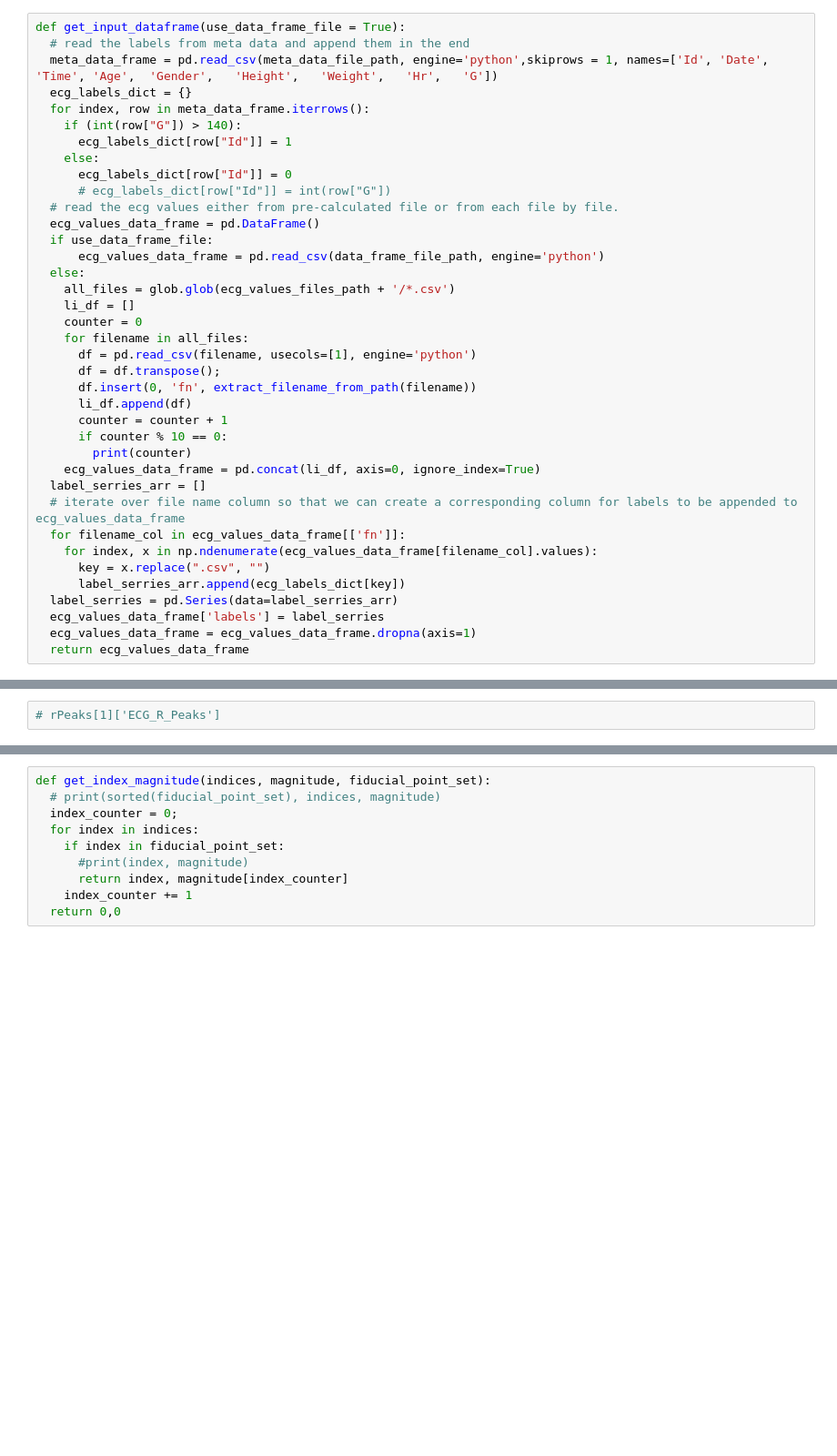
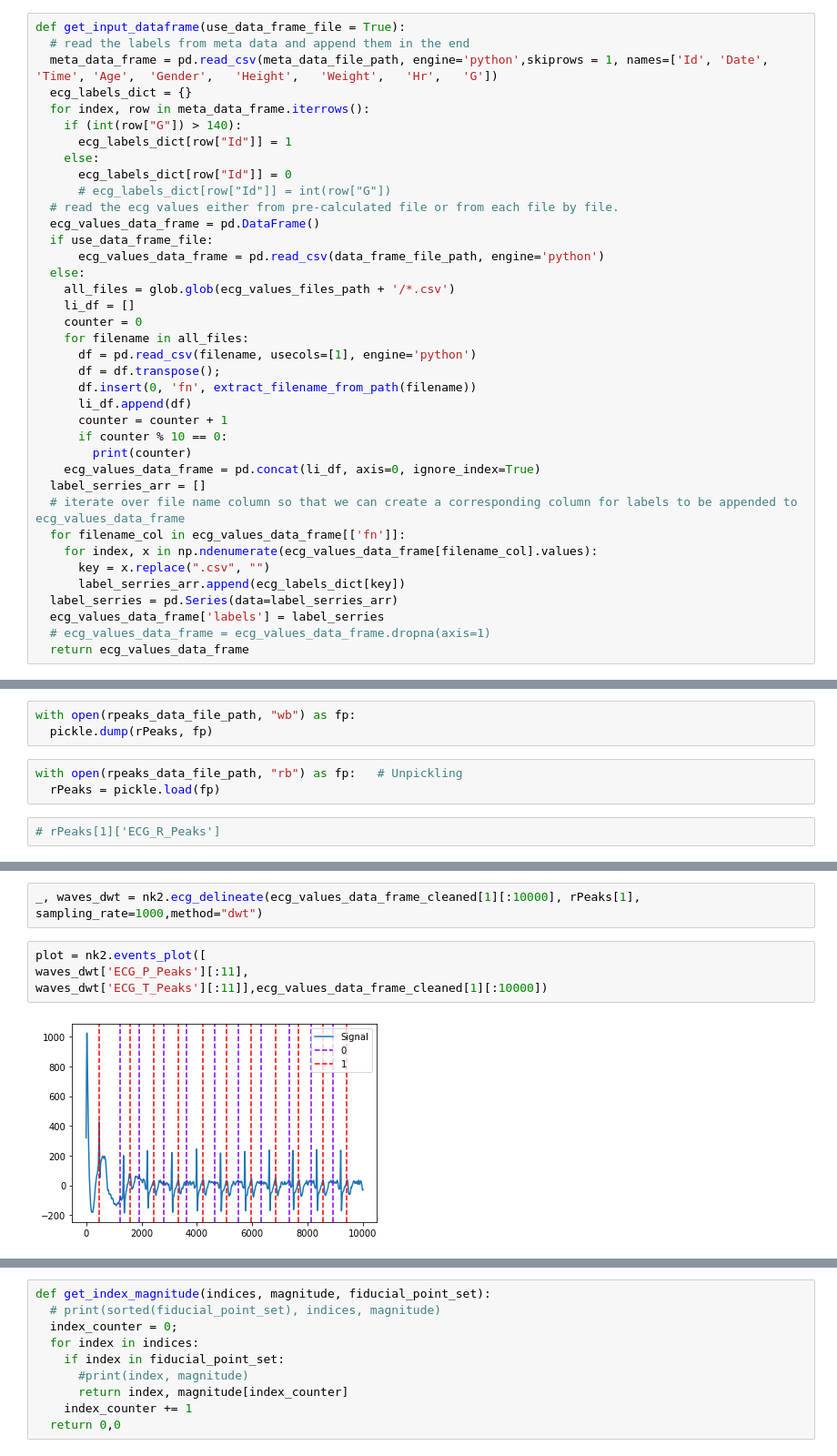
Before and after one commit to priyankachahal/student_research, a Jupyter notebook: features_ecg_project_svm.ipynb, the cells around one changed output, grey strips where cells are left out. Shown at 91% size. Cells and saved outputs as stored; diff of their text form; blank space fills up the shorter version.

```diff
--- a/features_ecg_project_svm.ipynb
+++ b/features_ecg_project_svm.ipynb
@@ -92,7 +95,7 @@ def get_input_dataframe(use_data_frame_file = True):
       label_serries_arr.append(ecg_labels_dict[key])
   label_serries = pd.Series(data=label_serries_arr)
   ecg_values_data_frame['labels'] = label_serries
-  ecg_values_data_frame = ecg_values_data_frame.dropna(axis=1)
+  # ecg_values_data_frame = ecg_values_data_frame.dropna(axis=1)
   return ecg_values_data_frame
 # %%
 ecg_values_data_frame_with_file_name = get_input_dataframe()
@@ -176,6 +173,12 @@ def getRPeaks(ecg):
   return rPeaks
 # %%
 rPeaks = getRPeaks(ecg_values_data_frame_cleaned)
+# %%
+with open(rpeaks_data_file_path, "wb") as fp:
+  pickle.dump(rPeaks, fp)
+# %%
+with open(rpeaks_data_file_path, "rb") as fp:   # Unpickling
+  rPeaks = pickle.load(fp)
 # %%
 # rPeaks[1]['ECG_R_Peaks']
 # %%
@@ -185,0 +198,8 @@ nk2.events_plot(rPeaks[1]["ECG_R_Peaks"][:23],ecg_values_data_frame_cleaned[1][:
+# %%
+_, waves_dwt = nk2.ecg_delineate(ecg_values_data_frame_cleaned[1][:10000], rPeaks[1], sampling_rate=1000,method="dwt")
+# %%
+plot = nk2.events_plot([
+waves_dwt['ECG_P_Peaks'][:11],
+waves_dwt['ECG_T_Peaks'][:11]],ecg_values_data_frame_cleaned[1][:10000])
+# %% [output]
+[figure, added]
```
Also changed, not shown: parts of 18 cells of this notebook.
